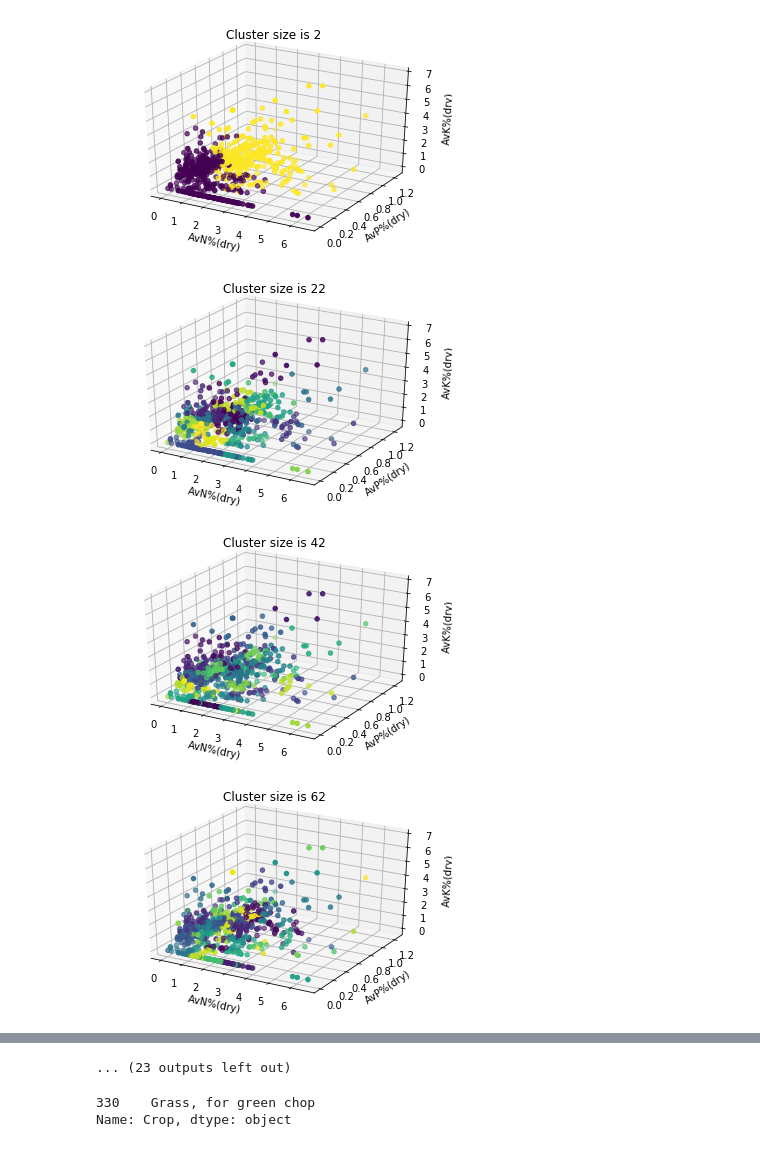
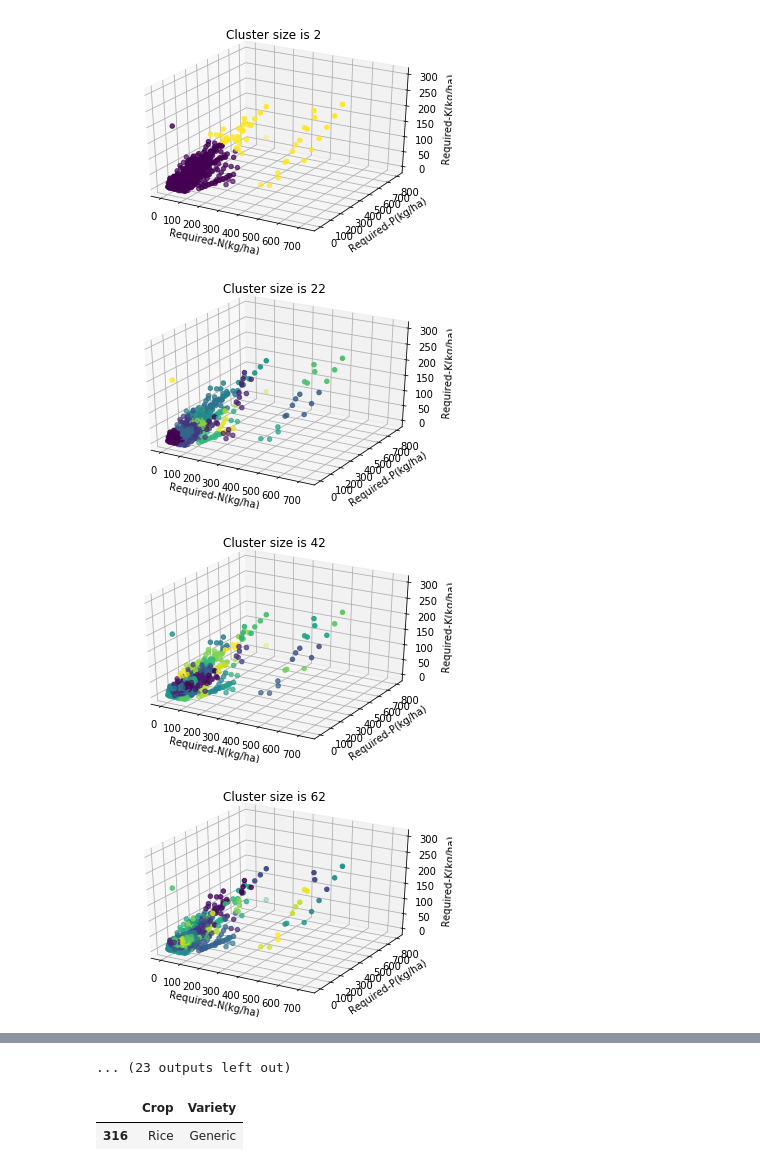
Before and after one commit to Catastrophe101/Ksetrapati-FarmMaestro, a Jupyter notebook: Module-2/Train_script_AgglomerativeClustering(Module-2).ipynb, the cells around one changed output, grey strips where cells are left out. Drawn from its saved outputs; the diff is of its cells as text; code cells hidden in the pictures.

```diff
--- a/Module-2/Train_script_AgglomerativeClustering(Module-2).ipynb
+++ b/Module-2/Train_script_AgglomerativeClustering(Module-2).ipynb
@@ -22,26 +20,28 @@ clmns = ['AvMoisture%', 'AvN%(dry)','AvP%(dry)', 'AvK%(dry)']
+# %%
+clmns = ['Required-N(kg/ha)','Required-P(kg/ha)','Required-K(kg/ha)']
 # %%
 df_tr_std = stats.zscore(df_tr[clmns])
 listOutput=[]
 # %%
 
 for i in range(2,700,20):
     AggloCluster = AgglomerativeClustering(n_clusters=i).fit(df_tr_std)
     labels = AggloCluster.labels_
     df_tr['clusters'] = labels
     clmns.extend(['clusters'])
     df_clust=df_tr[clmns]
-    df_test=df_tr[['AvMoisture%', 'AvN%(dry)', 'AvP%(dry)', 'AvK%(dry)']]
+    df_test=df_tr[['Required-N(kg/ha)','Required-P(kg/ha)','Required-K(kg/ha)']]
     fig=plt.figure()
     ax = fig.add_subplot(111,projection='3d')
-    ax.scatter(df_tr['AvN%(dry)'],df_tr['AvP%(dry)'],df_tr['AvK%(dry)'],c=labels,marker='o');
+    ax.scatter(df_tr['Required-N(kg/ha)'],df_tr['Required-P(kg/ha)'],df_tr['Required-K(kg/ha)'],c=labels,marker='o');
     ax.set_title("Cluster size is "+str(i)) #Score is "+str(AggloCluster.score(df_test.values)))
-    ax.set_xlabel('AvN%(dry)')
-    ax.set_ylabel('AvP%(dry)')
-    ax.set_zlabel('AvK%(dry)')
+    ax.set_xlabel('Required-N(kg/ha)')
+    ax.set_ylabel('Required-P(kg/ha)')
+    ax.set_zlabel('Required-K(kg/ha)')
     plt.show()
 #listOutput.append(AggloCluster.score(df_test.values))
 # %% [output]
-[figure, old version]
+[figure, new version]
-[figure, old version]
+[figure, new version]
-[figure, old version]
+[figure, new version]
-[figure, old version]
+[figure, new version]
@@ -61,7 +61,7 @@ values=np.array([['12.615607','1.028399','0.070979','0.553241']])#,['0.4','0.5',
 prediction=AggloCluster.fit_predict(df_tr[clmns],values)
 #prediction
 # %%
-df_tr['Crop'].loc[df_tr['clusters'] == prediction[0]]
+df_tr[['Crop','Variety']].loc[df_tr['clusters'] == prediction[0]]
 # %% [output]
-330    Grass, for green chop
-Name: Crop, dtype: object
+|  | Crop | Variety |
+| 316 | Rice | Generic |
```
Also changed, not shown: parts of 3 cells of this notebook, 7 other files.
